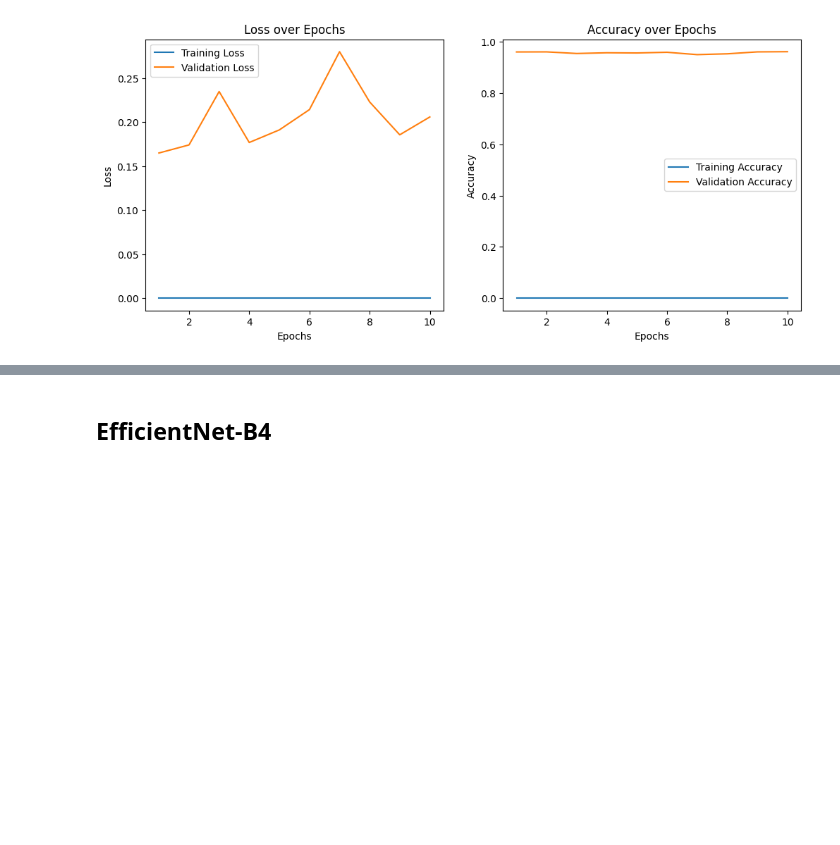
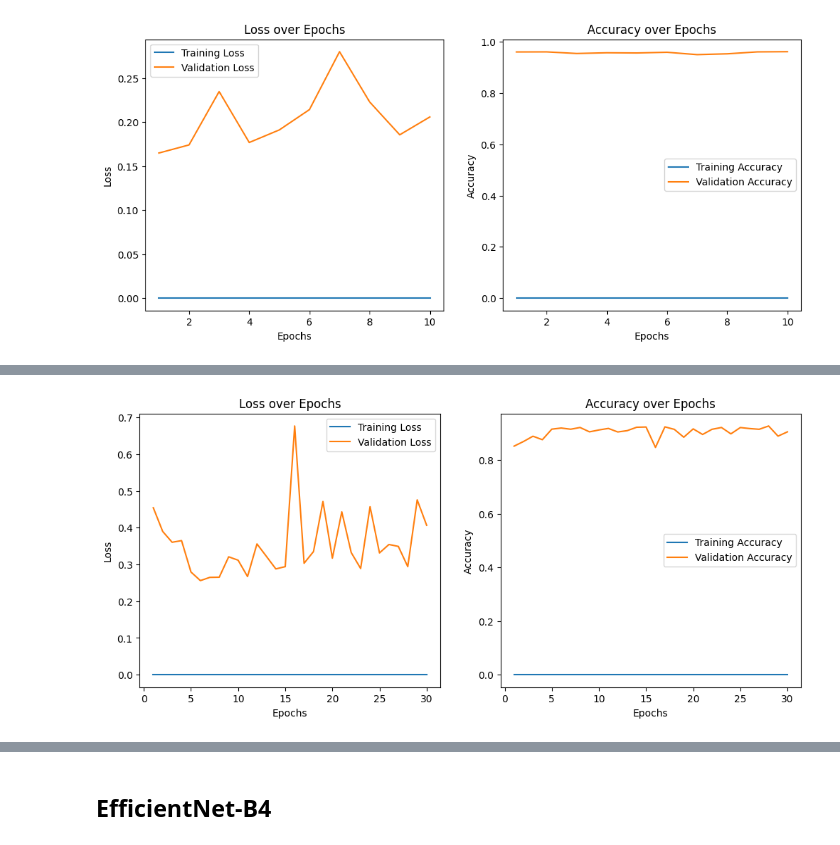
Before and after one commit to ELGHAZI-85/ml-student, a Jupyter notebook: Copie_de_Land_Cover_Project.ipynb, the cells around one changed output, grey strips where cells are left out. Saved outputs shown, nothing was run; the diff lists cells and outputs as text; code cells hidden in the pictures; blank space fills up the shorter version.

```diff
--- a/Copie_de_Land_Cover_Project.ipynb
+++ b/Copie_de_Land_Cover_Project.ipynb
@@ -352,0 +562,5 @@ plot_learning_curve(train_losses, valid_losses, train_accuracies, valid_accuraci
+# %%
+# Plot learning curves RESNET50
+plot_learning_curve(train_losses, valid_losses, train_accuracies, valid_accuracies)
+# %% [output]
+[figure, added]
```
Also changed, not shown: parts of 18 cells of this notebook.
